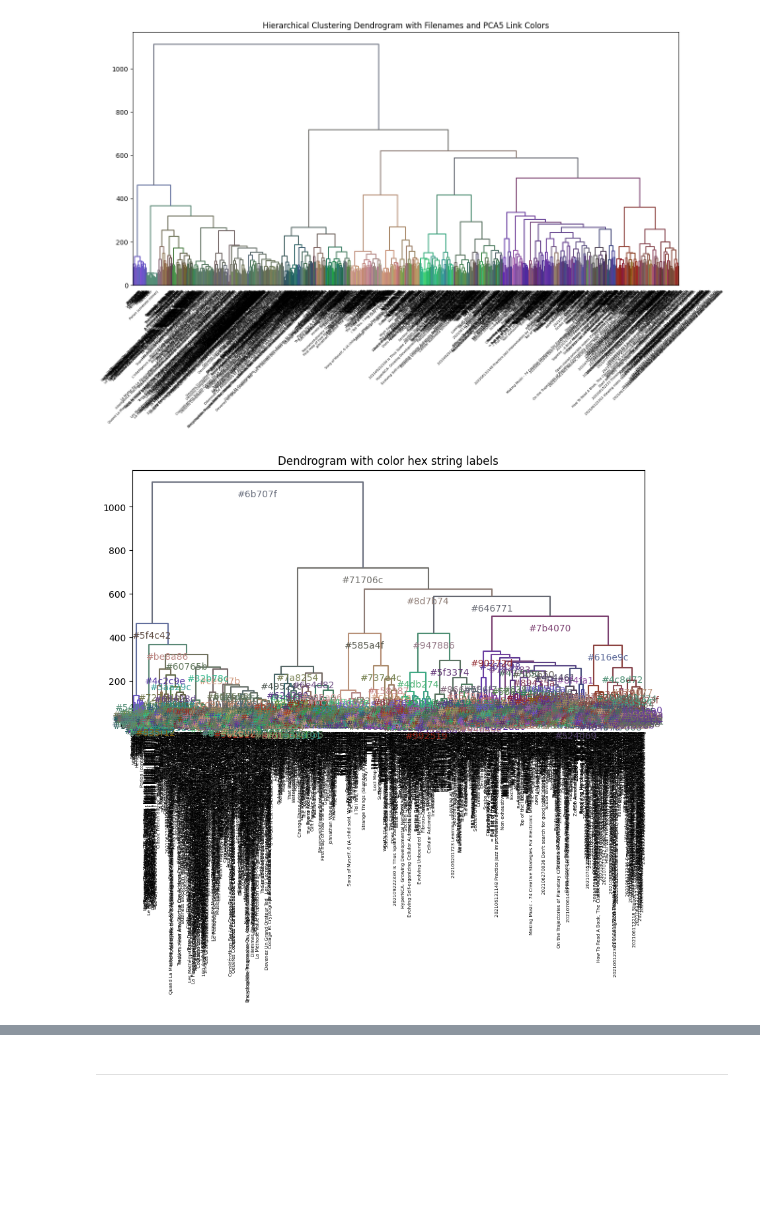
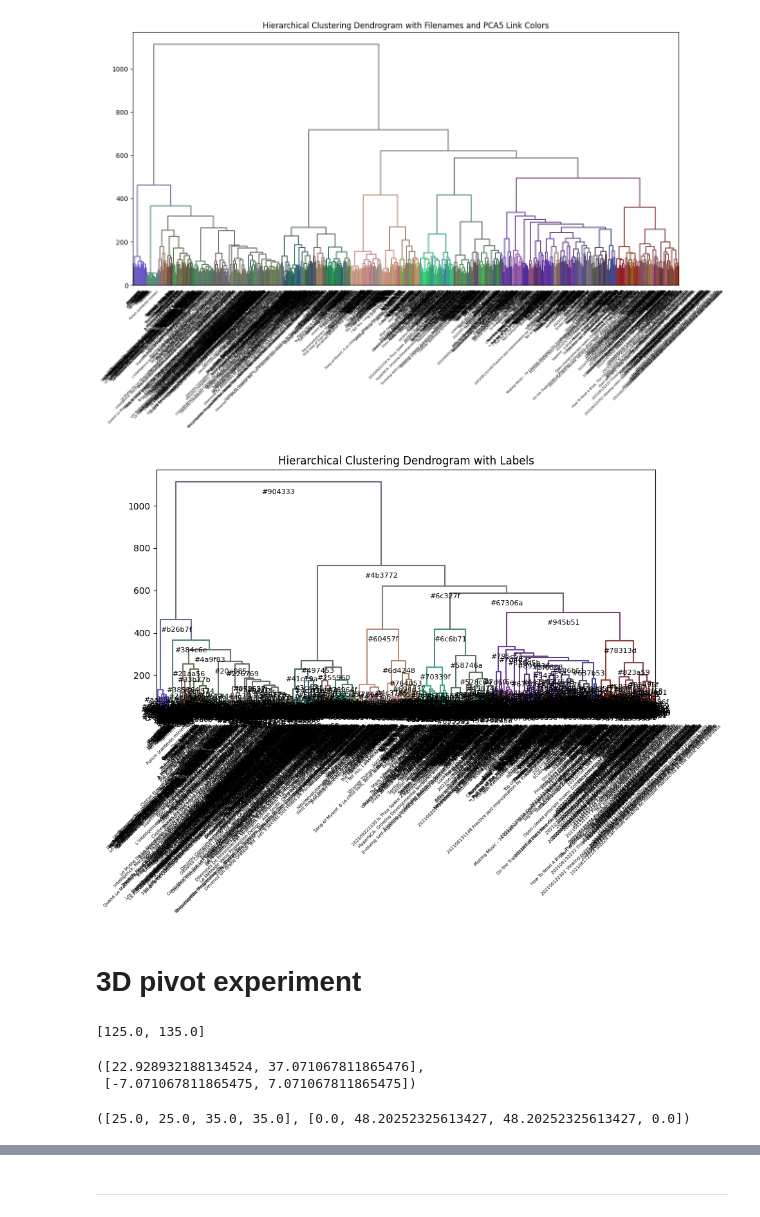
Before and after one commit to loci-maps/fractal-embeddings, a Jupyter notebook: demo.ipynb, the cells around one changed output, grey strips where cells are left out. Cells and saved outputs as stored; diff of their text form; code cells hidden in the pictures; blank space fills up the shorter version.

Commit message:
dendrogram stuff

```diff
--- a/demo.ipynb
+++ b/demo.ipynb
@@ -194,14 +205,14 @@ linked = linkage(embeddings, method='ward')
 ### Merge leaves and links together for labeling etc.
 # %%
 # https://joernhees.de/blog/2015/08/26/scipy-hierarchical-clustering-and-dendrogram-tutorial/
-def create_link_values(linkage_matrix, leave_values,
+def create_link_values(linkage_matrix, leaf_values,
                       merge_function = lambda cluster1_val, cluster2_val, weight: cluster1_val * (1 - weight) + cluster2_val * weight,
                       weight_function = lambda cluster1_size, cluster2_size: cluster2_size / (cluster1_size + cluster2_size)):
     # Merge function takes val1, val2, and a weight (0-1, 0 preferences val1, 1 preferences val2) and returns a merged value
 
-    num_leaves = len(leave_values)
+    num_leaves = len(leaf_values)
 
-    new_values = leave_values.copy()
+    new_values = leaf_values.copy()
     for row in linkage_matrix:
         cluster1_id = int(row[0])
         cluster2_id = int(row[1])
@@ -222,7 +233,7 @@ def create_link_values(linkage_matrix, leave_values,
 
         merged_cluster_value = merge_function(new_values[cluster1_id], new_values[cluster2_id], weight)
 
-        new_values = np.vstack((new_values, merged_cluster_value))
+        new_values = np.concat((new_values, merged_cluster_value), axis=0)
 
     return new_values
 # %% [markdown]
@@ -240,7 +251,7 @@ def blend_colors(color1, color2, t):
     g = g1 * (1 - t) + g2 * t
     b = b1 * (1 - t) + b2 * t
 
-    return (r, g, b)
+    return np.array([r, g, b])
 
 pca_colors = pca5[:, 2:5]
 
@@ -263,5 +274,8 @@ linked_df = pd.concat([linked_df, pd.DataFrame(linked, columns=['id1', 'id2', 'd
 # Adds the colors to the dataframe
 linked_df['color'] = link_leaf_colors
 
+# Adds filenames to the dataframe, adding None for the non-leaf nodes
+linked_df['filename'] = filenames.tolist() + [None] * len(linked)
+
 linked_df
 # %% [output]
@@ -289,24 +315,36 @@ plt.show()
 # %%
 # Extract linkage matrix from linked_df, starting from num_leaves (the first index of the linkage matrix that is not a leaf)
 linkage_matrix = linked_df[['id1', 'id2', 'distance', 'size']].values[num_leaves:, :]
 
 # Extract color hex strings from linked_df
 link_colors = linked_df['color'].values[num_leaves:]
 
 
 # Generate the dendrogram with the color hex string labels
 plt.figure(figsize=(10, 5))
 plt.title("Dendrogram with color hex string labels")
 
-ddata = dendrogram(linkage_matrix, labels=filenames, link_color_func=lambda link_id: link_leaf_colors[link_id])
+def labeled_dendrogram(link_labels=None, *args, **kwargs):
+    if link_labels is None:
+        # Sets each link label to the coordinate of the center and its radius
 
-for icoord, dcoord, label, i in zip(ddata['icoord'], ddata['dcoord'], link_colors, range(len(link_colors))):
-    x = 0.5 * sum(icoord[1:3]) # midpoint of the horizontal line
-    y = dcoord[1] # vertical coordinate of the label
-    plt.annotate(label, (x, y), xytext=(0, -8),
-                    textcoords='offset points',
-                    va='top', ha='center', color=link_colors[i])
+        link_labels
+    ddata = dendrogram(*args, **kwargs)
 
+    if not kwargs.get('no_plot', False):
+        plt.title('Hierarchical Clustering Dendrogram with Labels')
+
+        for icoord, dcoord, label in zip(ddata['icoord'], ddata['dcoord'], link_labels):
+            x = 0.5 * sum(icoord[1:3]) # midpoint of the horizontal line
+            y = dcoord[1] # vertical coordinate of the label
+            plt.annotate(label, (x, y), xytext=(0, -8),
+                            textcoords='offset points',
+                            va='top', ha='center', fontsize=8)
+
+    return ddata
+
+
+dendrogram_data = labeled_dendrogram(link_leaf_colors, linkage_matrix, labels=filenames, leaf_rotation=45, link_color_func=lambda link_id: link_leaf_colors[link_id])
 plt.show()
 # %% [output]
-[figure, old version]
+[figure, new version]
@@ -312,0 +356,33 @@ plt.show()
+# %% [markdown]
+# 3D pivot experiment
+# %%
+# for icoord, dcoord, label in zip(dendrogram_data['icoord'], dendrogram_data['dcoord'], link_leaf_colors):
+#     x = 0.5 * sum(icoord[1:3]) # midpoint of the horizontal line
+#     y = dcoord[1] # vertical coordinate of the label
+
+dendrogram_data['icoord'][0][1:3]
+# %% [output]
+[125.0, 135.0]
+# %%
+def midpoint(icoord):
+    return (0.5 * sum(icoord[1:3]), 0)
+
+def radius(icoord):
+    return icoord[2] - icoord[1]
+
+def rotate_line(midpoint, radius, theta):
+    delta_x = radius * np.cos(theta)
+    delta_y = radius * np.sin(theta)
+
+    return [midpoint[0] - delta_x, midpoint[0] + delta_x], [midpoint[1] - delta_y, midpoint[1] + delta_y]
+
+rotate_line(midpoint(dendrogram_data['icoord'][0]), radius(dendrogram_data['icoord'][0]), np.pi / 4)
+
+# plots the
+# %% [output]
+([22.928932188134524, 37.071067811865476],
+ [-7.071067811865475, 7.071067811865475])
+# %%
+dendrogram_data['icoord'][0], dendrogram_data['dcoord'][0]
+# %% [output]
+([25.0, 25.0, 35.0, 35.0], [0.0, 48.20252325613427, 48.20252325613427, 0.0])
```
Also changed, not shown: parts of 20 cells of this notebook, 7 other files.
